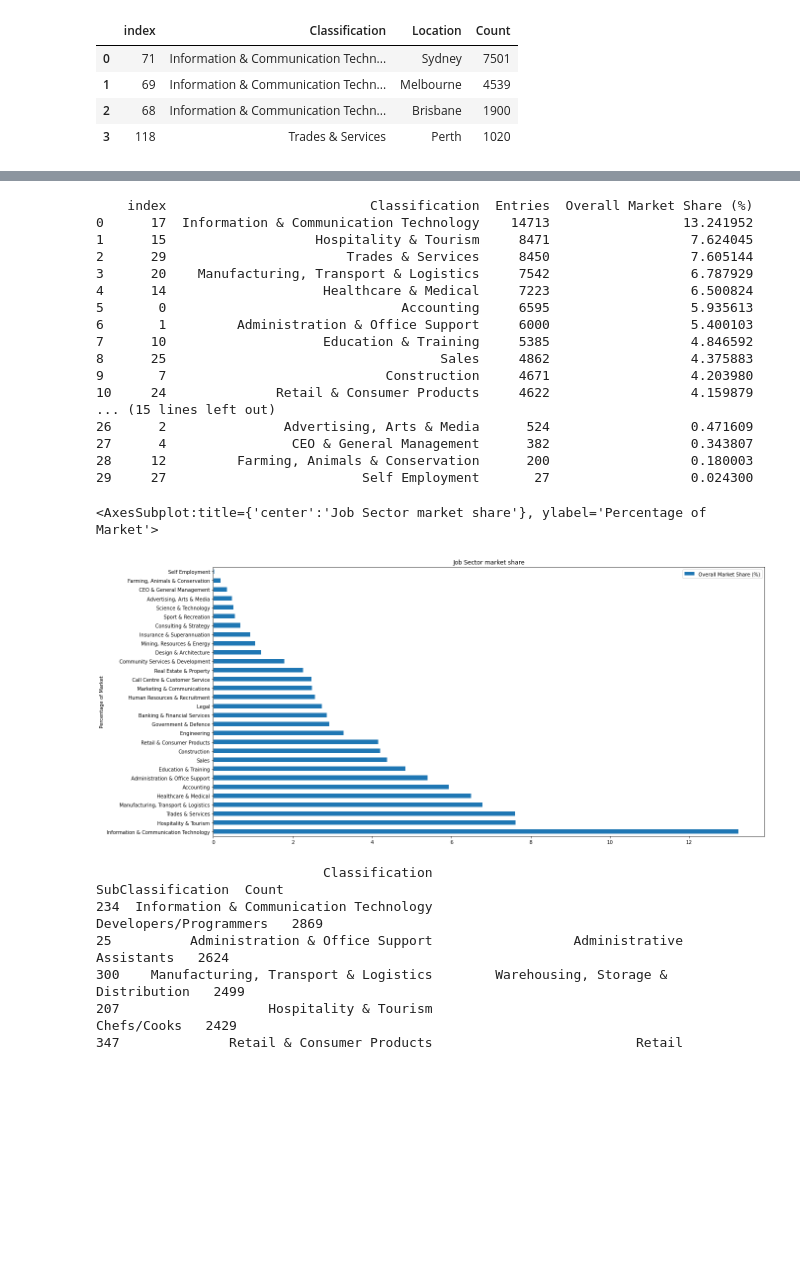
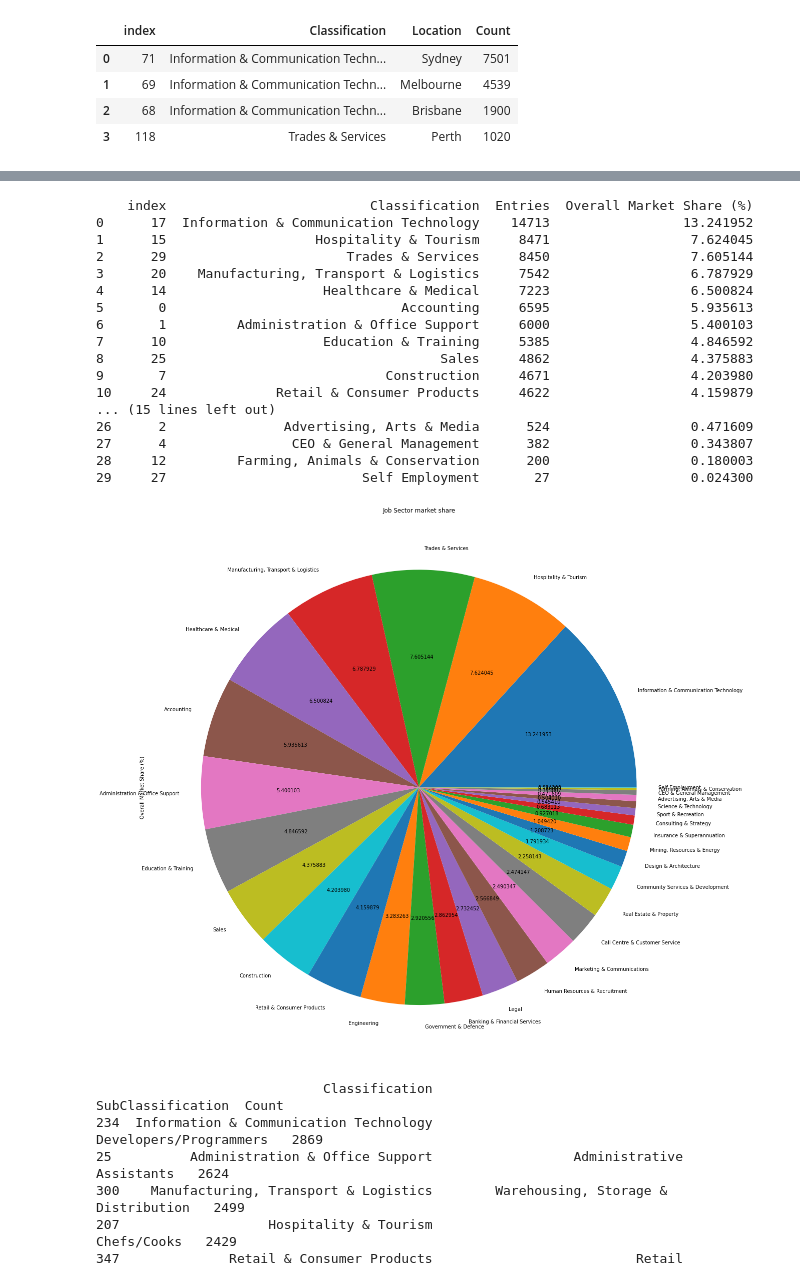
Before and after one commit to WTW257/s5132262_3803ICT, a Jupyter notebook: Assignment.ipynb, the cells around one changed output, grey strips where cells are left out. Cells and saved outputs as stored; diff of their text form; code cells hidden in the pictures; blank space fills up the shorter version.

```diff
--- a/Assignment.ipynb
+++ b/Assignment.ipynb
@@ -307,34 +415,34 @@ Name: Count, dtype: int64
 # %%
 # Question 3: Studying the market by Sectors
 # Check which sectors have the highest market share
 data7 = data[['Classification']].copy()
 data7 = data7.groupby(['Classification']).size().reset_index().rename(columns={0:'Entries'}).sort_values(by=['Entries'], ascending=False).reset_index()
 
-# Calculate the percentage of market share
+# Calculate the percentage of overall market share
 data7['Overall Market Share (%)'] = data7['Entries']/data7['Entries'].sum()*100
 print(data7.to_string())
-
-data7.plot(x='Classification',y='Overall Market Share (%)',kind='barh' ,figsize=(20,10),ylabel='Classification',xlabel='Percentage of Market',title='Job Sector market share')
+# Plot data calculated
+data7 = data7.set_index('Classification')
+data7.plot.pie(x='Classification',y='Overall Market Share (%)' ,figsize=(20,20),title='Job Sector market share',autopct='%f').get_legend().remove()
 # %% [output]
     index                          Classification  Entries  Overall Market Share (%)
 0      17  Information & Communication Technology    14713                 13.241952
 1      15                   Hospitality & Tourism     8471                  7.624045
 2      29                       Trades & Services     8450                  7.605144
 3      20    Manufacturing, Transport & Logistics     7542                  6.787929
 4      14                    Healthcare & Medical     7223                  6.500824
 5       0                              Accounting     6595                  5.935613
 6       1         Administration & Office Support     6000                  5.400103
 7      10                    Education & Training     5385                  4.846592
 8      25                                   Sales     4862                  4.375883
 9       7                            Construction     4671                  4.203980
 10     24              Retail & Consumer Products     4622                  4.159879
 ... (15 lines left out)
 26      2               Advertising, Arts & Media      524                  0.471609
 27      4                CEO & General Management      382                  0.343807
 28     12         Farming, Animals & Conservation      200                  0.180003
 29     27                         Self Employment       27                  0.024300
-<AxesSubplot:title={'center':'Job Sector market share'}, ylabel='Percentage of Market'>
-[figure, old version]
+[figure, new version]
 # %%
 # In each Classification which Sub Classifications are the most popular
 data8 = data[['Classification','SubClassification']].copy()
```
Also changed, not shown: parts of 16 cells of this notebook.
